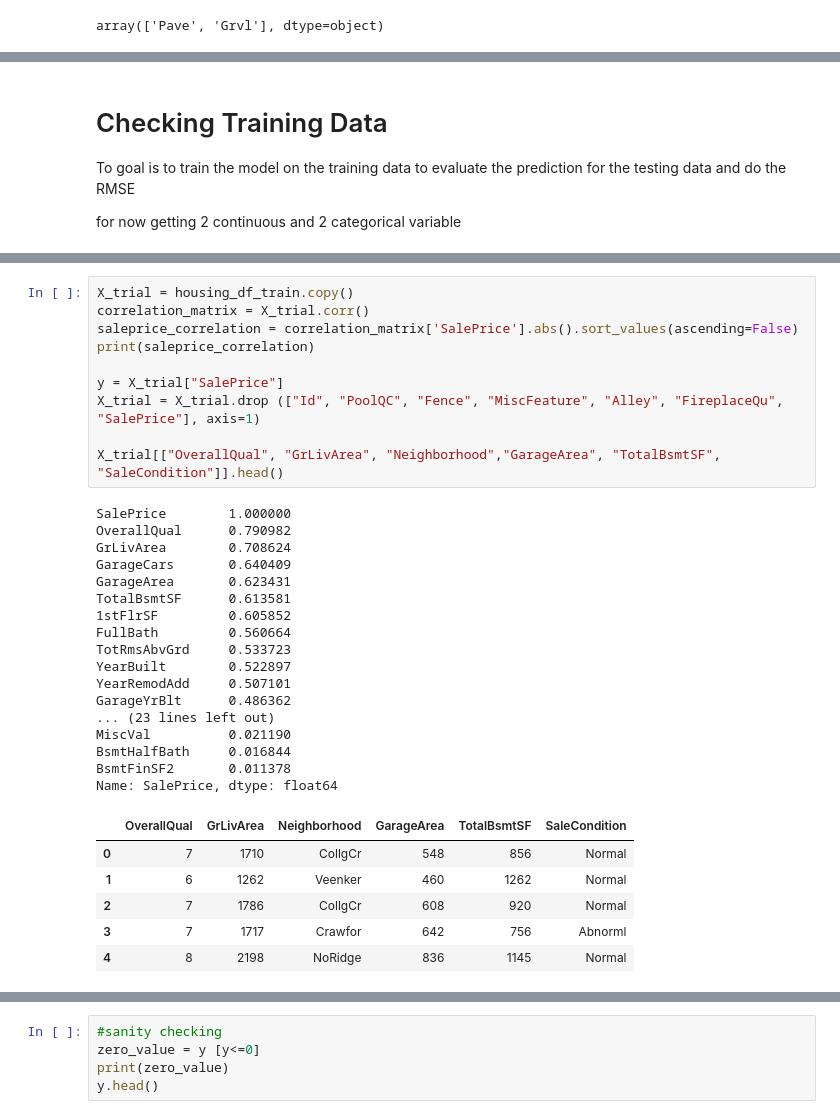
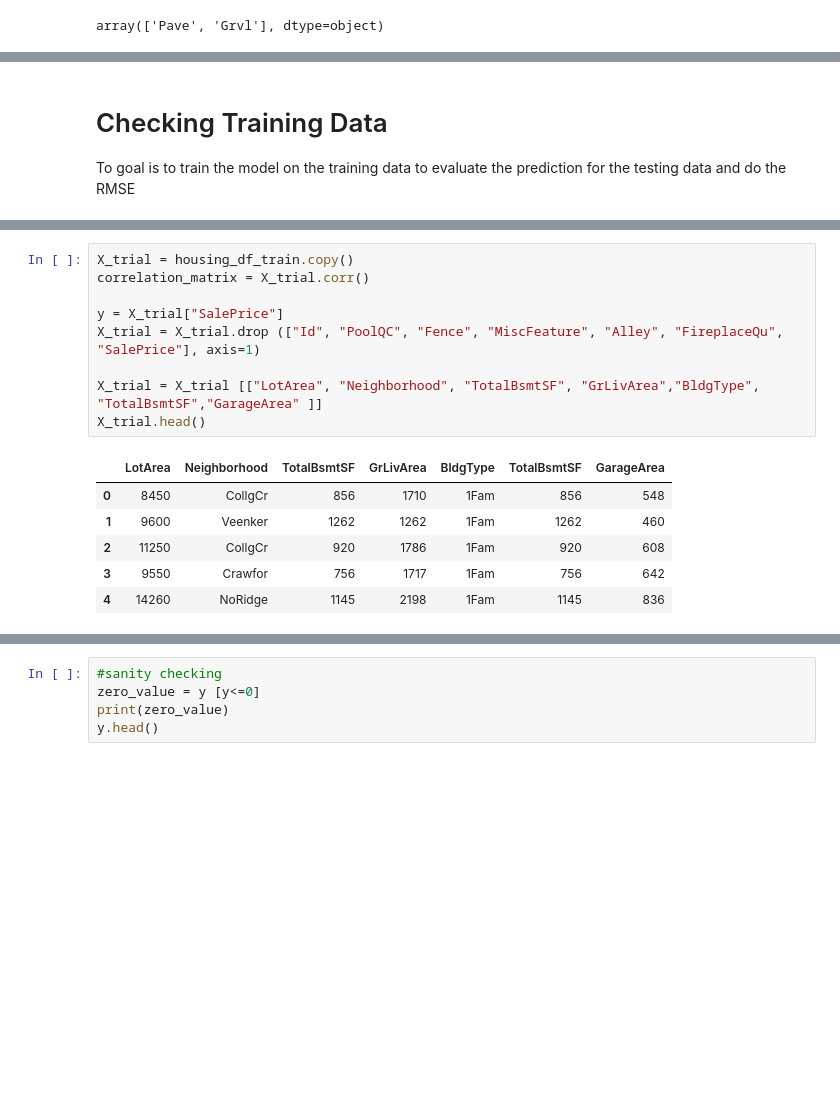
Before and after one commit to jimy-salem-52/dsp-jimy-salem, a Jupyter notebook: notebooks/houses-price-modeling.ipynb, the cells around one changed output, grey strips where cells are left out. Drawn from its saved outputs; the diff is of its cells as text; blank space fills up the shorter version.

```diff
--- a/notebooks/houses-price-modeling.ipynb
+++ b/notebooks/houses-price-modeling.ipynb
@@ -85,8 +85,6 @@ The train has a difference  of ['SalePrice'] from the test data
 # Checking Training Data
 
 To goal is to train the model on the training data to evaluate the prediction for the testing data and do the RMSE
-
-for now getting 2 continuous and 2 categorical variable
 # %%
 #The housing train shape is (1460, 81)
 null_count = housing_df_train.isnull().sum()
@@ -116,34 +114,16 @@ dtype: int64
 # %%
 X_trial = housing_df_train.copy()
 correlation_matrix = X_trial.corr()
-saleprice_correlation = correlation_matrix['SalePrice'].abs().sort_values(ascending=False)
-print(saleprice_correlation)
 
 y = X_trial["SalePrice"]
 X_trial = X_trial.drop (["Id", "PoolQC", "Fence", "MiscFeature", "Alley", "FireplaceQu", "SalePrice"], axis=1)
 
-X_trial[["OverallQual", "GrLivArea", "Neighborhood","GarageArea", "TotalBsmtSF", "SaleCondition"]].head()
+X_trial = X_trial [["LotArea", "Neighborhood", "TotalBsmtSF", "GrLivArea","BldgType", "TotalBsmtSF","GarageArea" ]]
+X_trial.head()
 # %% [output]
-SalePrice        1.000000
-OverallQual      0.790982
-GrLivArea        0.708624
-GarageCars       0.640409
-GarageArea       0.623431
-TotalBsmtSF      0.613581
-1stFlrSF         0.605852
-FullBath         0.560664
-TotRmsAbvGrd     0.533723
-YearBuilt        0.522897
-YearRemodAdd     0.507101
-GarageYrBlt      0.486362
-... (23 lines left out)
-MiscVal          0.021190
-BsmtHalfBath     0.016844
-BsmtFinSF2       0.011378
-Name: SalePrice, dtype: float64
-|  | OverallQual | GrLivArea | Neighborhood | GarageArea | TotalBsmtSF | SaleCondition |
-| 0 | 7 | 1710 | CollgCr | 548 | 856 | Normal |
-| 1 | 6 | 1262 | Veenker | 460 | 1262 | Normal |
-| 2 | 7 | 1786 | CollgCr | 608 | 920 | Normal |
-| 3 | 7 | 1717 | Crawfor | 642 | 756 | Abnorml |
-| 4 | 8 | 2198 | NoRidge | 836 | 1145 | Normal |
+|  | LotArea | Neighborhood | TotalBsmtSF | GrLivArea | BldgType | TotalBsmtSF | GarageArea |
+| 0 | 8450 | CollgCr | 856 | 1710 | 1Fam | 856 | 548 |
+| 1 | 9600 | Veenker | 1262 | 1262 | 1Fam | 1262 | 460 |
+| 2 | 11250 | CollgCr | 920 | 1786 | 1Fam | 920 | 608 |
+| 3 | 9550 | Crawfor | 756 | 1717 | 1Fam | 756 | 642 |
+| 4 | 14260 | NoRidge | 1145 | 2198 | 1Fam | 1145 | 836 |
```
Also changed, not shown: parts of 4 cells of this notebook.
